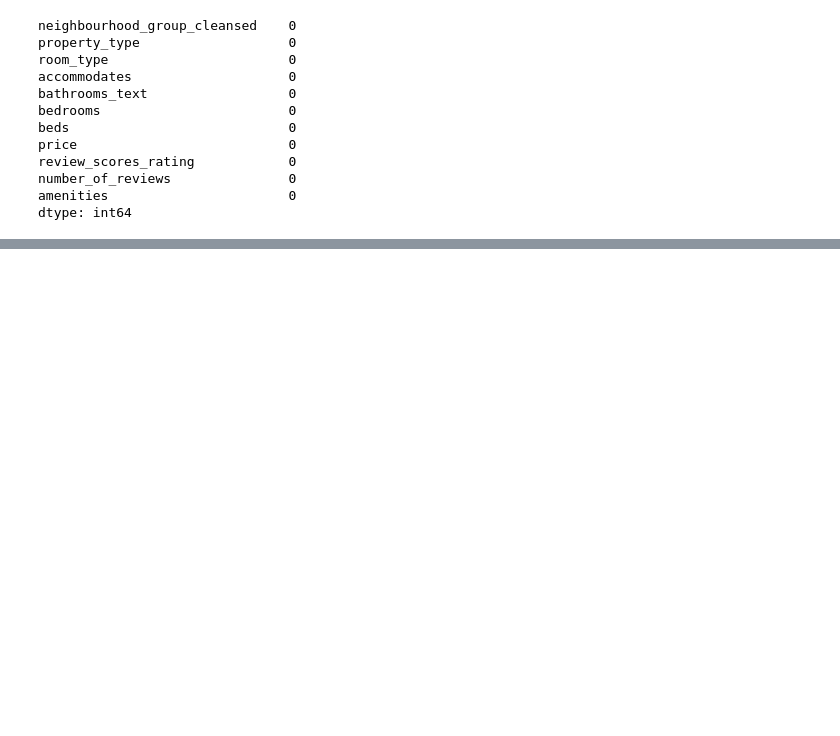
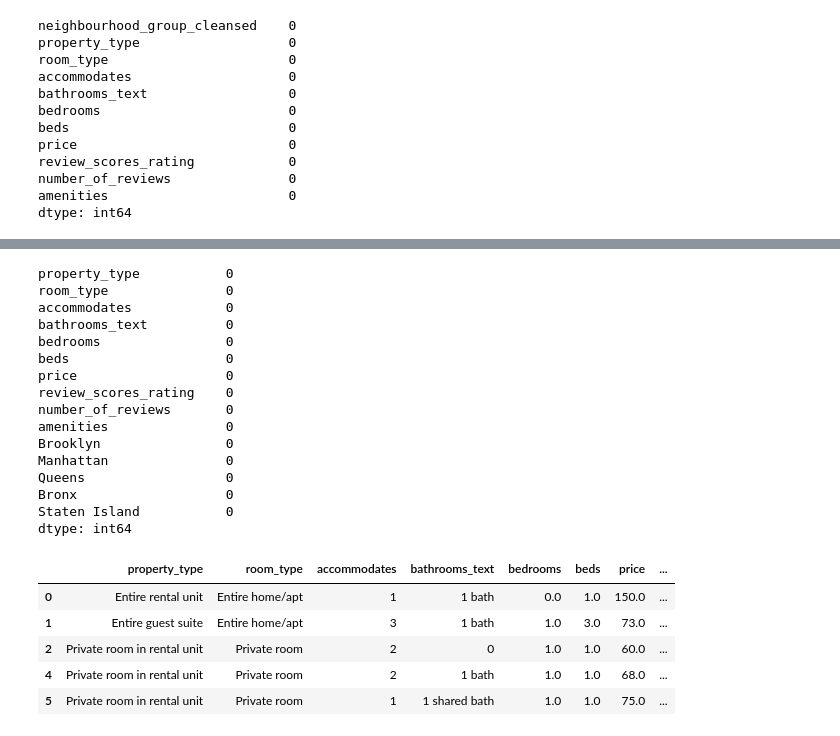
Before and after one commit to whitw/CAUBigdata, a Jupyter notebook: big-data-team-17-cau.ipynb, the cells around one changed output, grey strips where cells are left out. Drawn from its saved outputs; the diff is of its cells as text; code cells hidden in the pictures; blank space fills up the shorter version.

Commit message:
Kaggle Notebook | Big Data team 17 - CAU | Version 18

```diff
--- a/big-data-team-17-cau.ipynb
+++ b/big-data-team-17-cau.ipynb
@@ -709,3 +709,8 @@ review_scores_rating            0
 number_of_reviews               0
 amenities                       0
 dtype: int64
+# %%
+clean_data(tst1)
+indexNames = tst1[tst1['number_of_reviews'] < 5].index
+tst1.drop(indexNames , inplace=True)
+tst1.shape
@@ -711,0 +722,35 @@ dtype: int64
+# %%
+tst1.loc[tst1['neighbourhood_group_cleansed'].str.contains('Brooklyn'), 'Brooklyn'] = 1
+tst1.loc[tst1['neighbourhood_group_cleansed'].str.contains('Manhattan'), 'Manhattan'] = 1
+tst1.loc[tst1['neighbourhood_group_cleansed'].str.contains('Queens'), 'Queens'] = 1
+tst1.loc[tst1['neighbourhood_group_cleansed'].str.contains('Bronx'), 'Bronx'] = 1
+tst1.loc[tst1['neighbourhood_group_cleansed'].str.contains('Staten Island'), 'Staten Island'] = 1
+
+tst1 = tst1.fillna(0)
+
+tst1.drop('neighbourhood_group_cleansed', axis = 1, inplace=True)
+tst1.isnull().sum()
+tst1.head(5)
+# %% [output]
+property_type           0
+room_type               0
+accommodates            0
+bathrooms_text          0
+bedrooms                0
+beds                    0
+price                   0
+review_scores_rating    0
+number_of_reviews       0
+amenities               0
+Brooklyn                0
+Manhattan               0
+Queens                  0
+Bronx                   0
+Staten Island           0
+dtype: int64
+|  | property_type | room_type | accommodates | bathrooms_text | bedrooms | beds | price | ... |
+| 0 | Entire rental unit | Entire home/apt | 1 | 1 bath | 0.0 | 1.0 | 150.0 | ... |
+| 1 | Entire guest suite | Entire home/apt | 3 | 1 bath | 1.0 | 3.0 | 73.0 | ... |
+| 2 | Private room in rental unit | Private room | 2 | 0 | 1.0 | 1.0 | 60.0 | ... |
+| 4 | Private room in rental unit | Private room | 2 | 1 bath | 1.0 | 1.0 | 68.0 | ... |
+| 5 | Private room in rental unit | Private room | 1 | 1 shared bath | 1.0 | 1.0 | 75.0 | ... |
```
Also changed, not shown: parts of 3 cells of this notebook.
